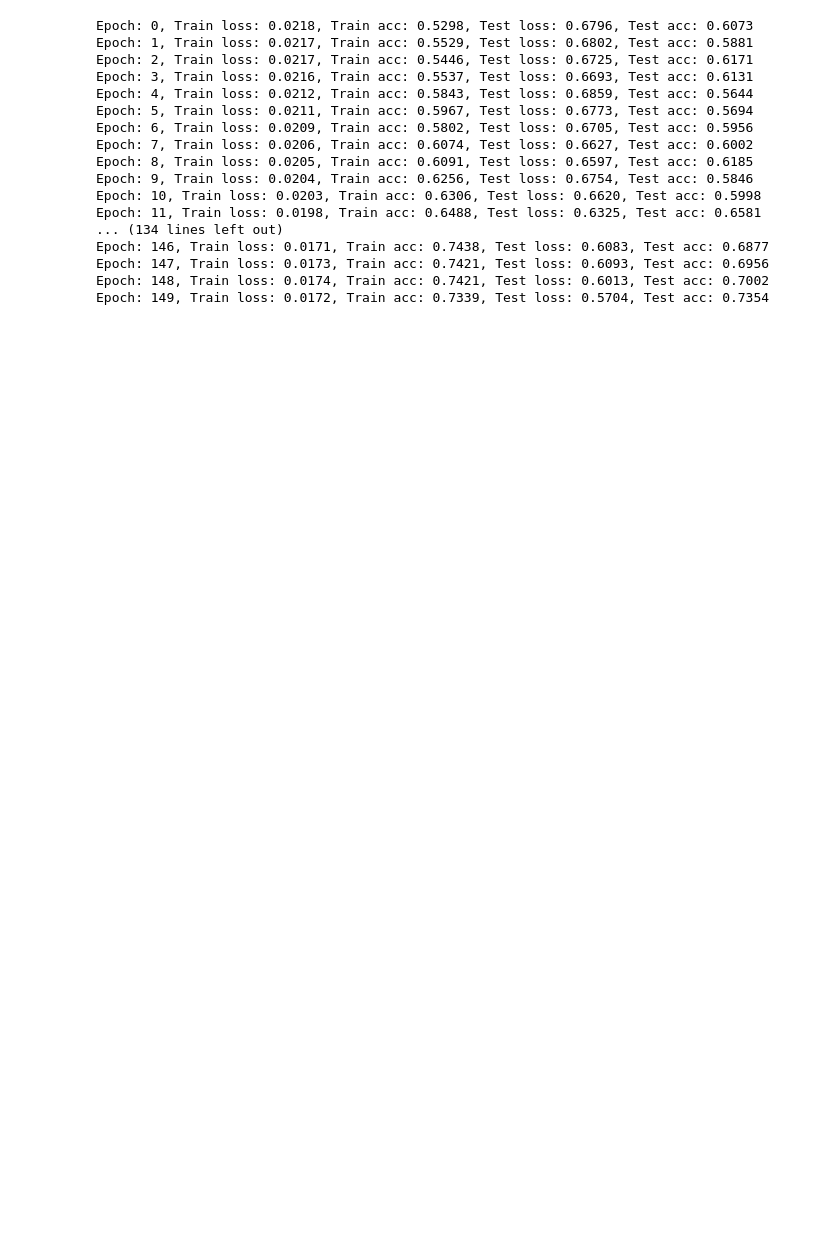
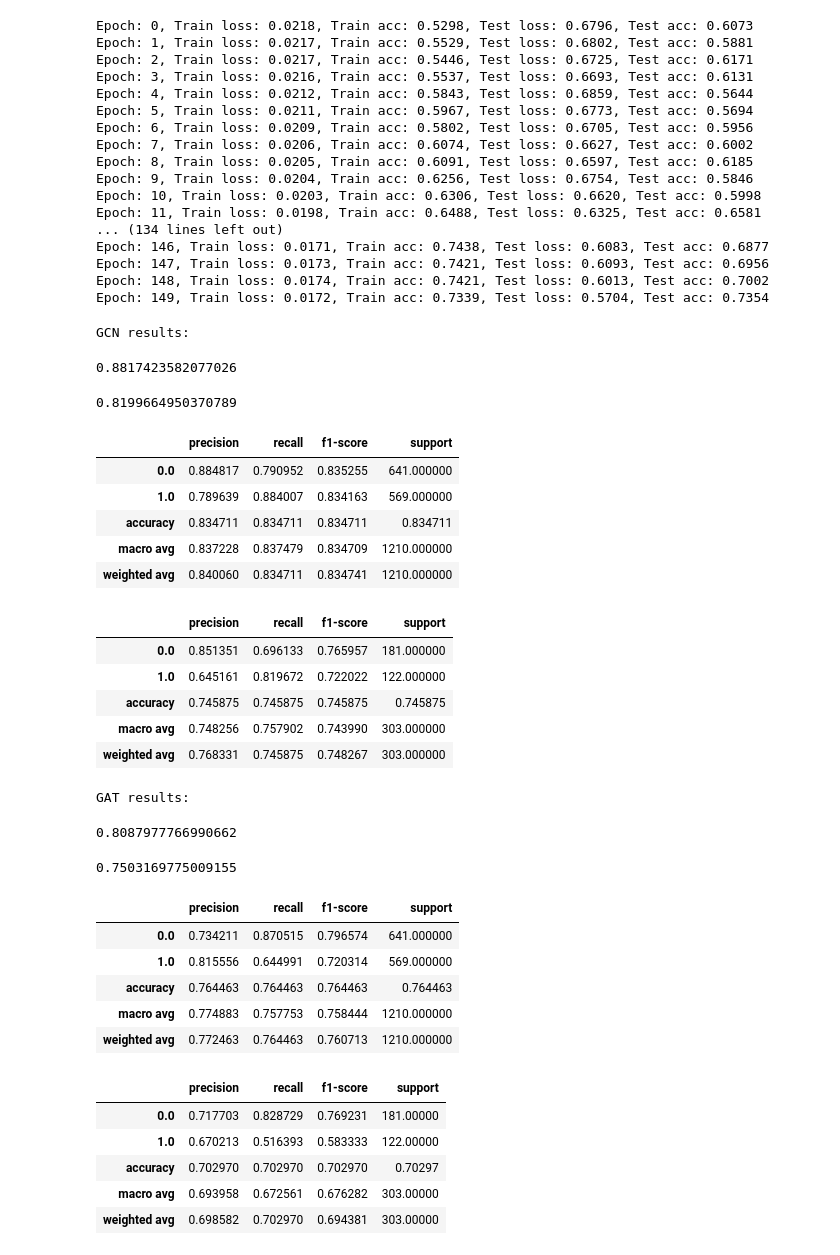
Before and after one commit to lnsayer/personal_repo, a Jupyter notebook: drug discovery with BACE dataset/graph_classification_bace_dataset.ipynb, the cells around one changed output. Drawn from its saved outputs; the diff is of its cells as text; code cells hidden in the pictures; blank space fills up the shorter version.

```diff
--- a/drug discovery with BACE dataset/graph_classification_bace_dataset.ipynb
+++ b/drug discovery with BACE dataset/graph_classification_bace_dataset.ipynb
@@ -638,4 +638,4 @@ def metric_func(model, train_dataset, test_dataset):
 
   return train_auroc, test_auroc, train_report_df, test_report_df
 # %%
-metric_func(model, train_dataset, test_dataset)
+ train_auroc, test_auroc, train_report_df, test_report_df = metric_func(model, train_dataset, test_dataset)
@@ -723,3 +708,41 @@ Epoch: 146, Train loss: 0.0171, Train acc: 0.7438, Test loss: 0.6083, Test acc:
 Epoch: 147, Train loss: 0.0173, Train acc: 0.7421, Test loss: 0.6093, Test acc: 0.6956
 Epoch: 148, Train loss: 0.0174, Train acc: 0.7421, Test loss: 0.6013, Test acc: 0.7002
 Epoch: 149, Train loss: 0.0172, Train acc: 0.7339, Test loss: 0.5704, Test acc: 0.7354
+# %%
+gat_train_auroc, gat_test_auroc, gat_train_report_df, gat_test_report_df = metric_func(gat_model, train_dataset, test_dataset)
+# %%
+print("GCN results:")
+display(train_auroc, test_auroc, train_report_df, test_report_df)
+print("GAT results:")
+display(gat_train_auroc, gat_test_auroc, gat_train_report_df, gat_test_report_df)
+# %% [output]
+GCN results:
+0.8817423582077026
+0.8199664950370789
+|  | precision | recall | f1-score | support |
+| 0.0 | 0.884817 | 0.790952 | 0.835255 | 641.000000 |
+| 1.0 | 0.789639 | 0.884007 | 0.834163 | 569.000000 |
+| accuracy | 0.834711 | 0.834711 | 0.834711 | 0.834711 |
+| macro avg | 0.837228 | 0.837479 | 0.834709 | 1210.000000 |
+| weighted avg | 0.840060 | 0.834711 | 0.834741 | 1210.000000 |
+|  | precision | recall | f1-score | support |
+| 0.0 | 0.851351 | 0.696133 | 0.765957 | 181.000000 |
+| 1.0 | 0.645161 | 0.819672 | 0.722022 | 122.000000 |
+| accuracy | 0.745875 | 0.745875 | 0.745875 | 0.745875 |
+| macro avg | 0.748256 | 0.757902 | 0.743990 | 303.000000 |
+| weighted avg | 0.768331 | 0.745875 | 0.748267 | 303.000000 |
+GAT results:
+0.8087977766990662
+0.7503169775009155
+|  | precision | recall | f1-score | support |
+| 0.0 | 0.734211 | 0.870515 | 0.796574 | 641.000000 |
+| 1.0 | 0.815556 | 0.644991 | 0.720314 | 569.000000 |
+| accuracy | 0.764463 | 0.764463 | 0.764463 | 0.764463 |
+| macro avg | 0.774883 | 0.757753 | 0.758444 | 1210.000000 |
+| weighted avg | 0.772463 | 0.764463 | 0.760713 | 1210.000000 |
+|  | precision | recall | f1-score | support |
+| 0.0 | 0.717703 | 0.828729 | 0.769231 | 181.00000 |
+| 1.0 | 0.670213 | 0.516393 | 0.583333 | 122.00000 |
+| accuracy | 0.702970 | 0.702970 | 0.702970 | 0.70297 |
+| macro avg | 0.693958 | 0.672561 | 0.676282 | 303.00000 |
+| weighted avg | 0.698582 | 0.702970 | 0.694381 | 303.00000 |
```
Also changed, not shown: parts of 1 cell of this notebook.
